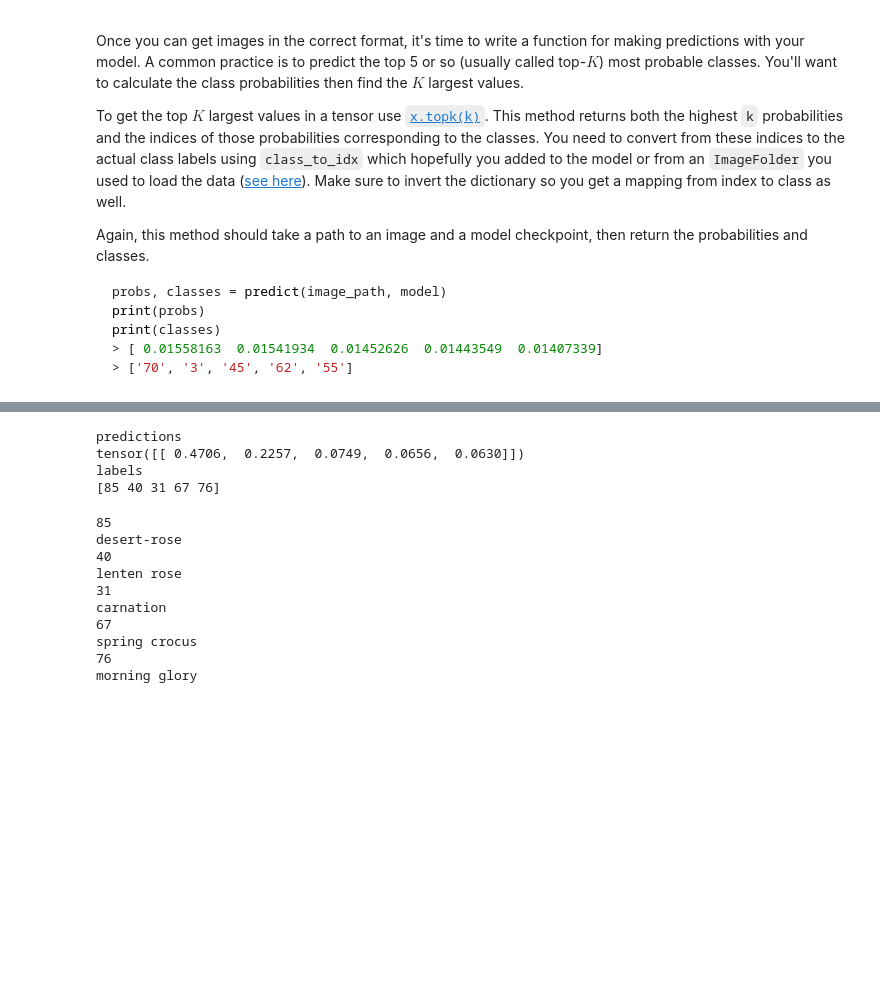
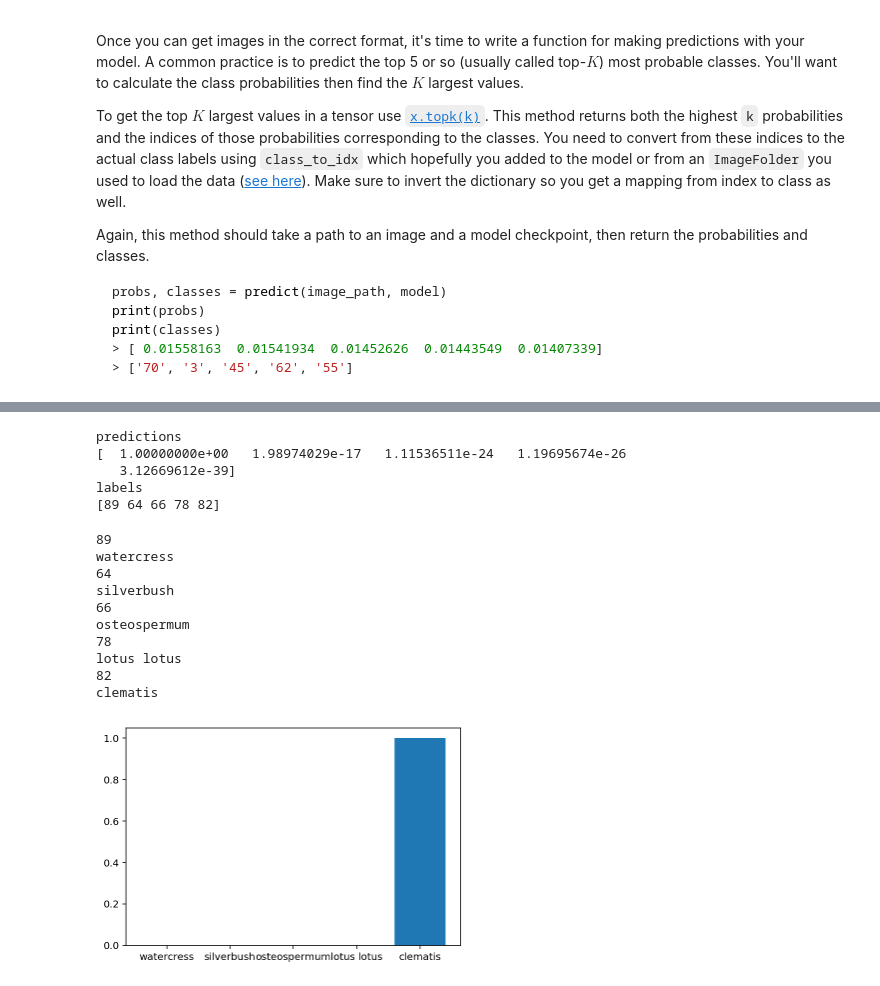
Before and after one commit to greulist137/Data-Science---Deep-Learning-Image-Classifier, a Jupyter notebook: Image Classifier Project.ipynb, the cells around one changed output, grey strips where cells are left out. Saved outputs shown, nothing was run; the diff lists cells and outputs as text; code cells hidden in the pictures; blank space fills up the shorter version.

```diff
--- a/Image Classifier Project.ipynb
+++ b/Image Classifier Project.ipynb
@@ -377,35 +368,52 @@ You can convert from the class integer encoding to actual flower names with the
 # %%
 # TODO: Display an image along with the top 5 classes
 #print(predict(train_dir+"/1/image_06735.jpg",model))
+
 predictions, labels = predict(train_dir+"/1/image_06735.jpg",model)
 print('predictions')
-print(predictions)
+#predictions =predictions.to('cpu')
+predictions = predictions.detach().numpy()
+predictions = predictions
+print(predictions[0])
 print('labels')
+labels = labels.to('cpu')
 labels = labels.numpy()
 print(labels[0])
 # %% [output]
 predictions
-tensor([[ 0.4706,  0.2257,  0.0749,  0.0656,  0.0630]])
+[  1.00000000e+00   1.98974029e-17   1.11536511e-24   1.19695674e-26
+   3.12669612e-39]
 labels
-[85 40 31 67 76]
+[89 64 66 78 82]
 # %%
 def get_labels(labels):
-    #cat_to_name
+    flower_names = []
     for x in labels[0]:
         print(x)
         x = str(x)
         if(x in cat_to_name):
             print(cat_to_name[x])
+            flower_names.append(cat_to_name[x])
+    return flower_names
 
-get_labels(labels)
+flower_labels = get_labels(labels)
 # %% [output]
-85
-desert-rose
-40
-lenten rose
-31
-carnation
-67
-spring crocus
-76
-morning glory
+89
+watercress
+64
+silverbush
+66
+osteospermum
+78
+lotus lotus
+82
+clematis
+# %%
+def show_analysis():
+    plt.bar(flower_labels, predictions[0])
+    plt.xticks(flower_labels)
+    plt.show()
+# %%
+show_analysis()
+# %% [output]
+[figure, added]
```
Also changed, not shown: parts of 6 cells of this notebook.
